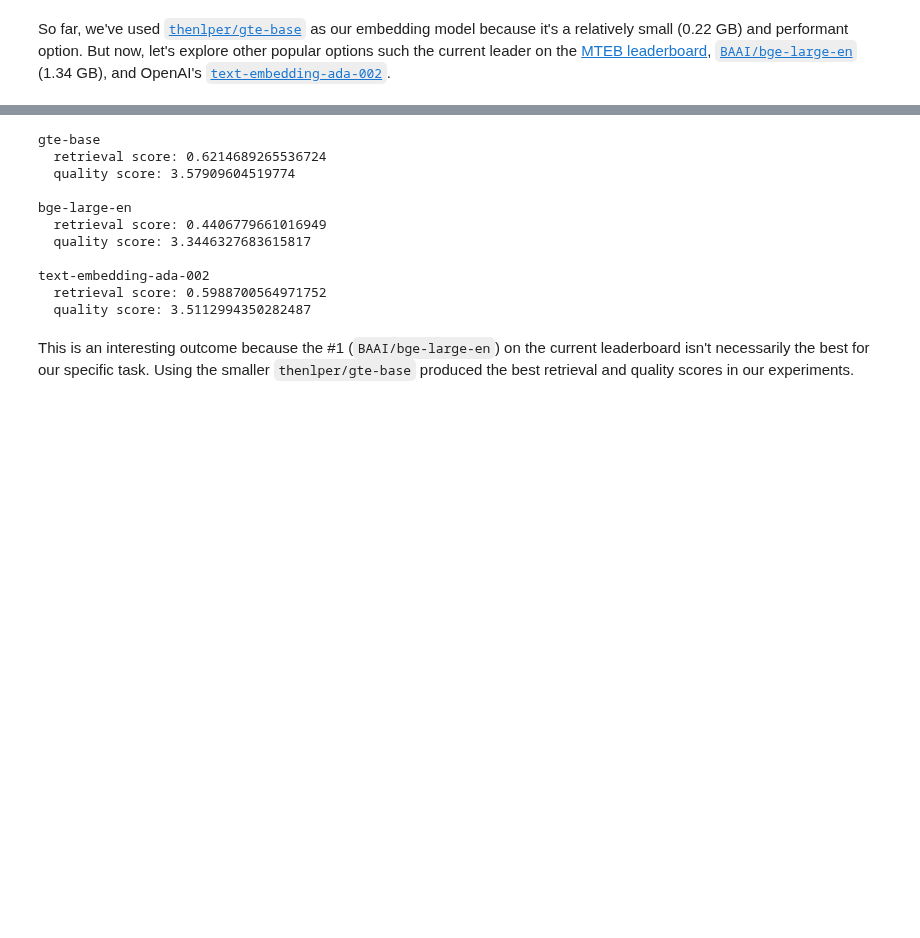
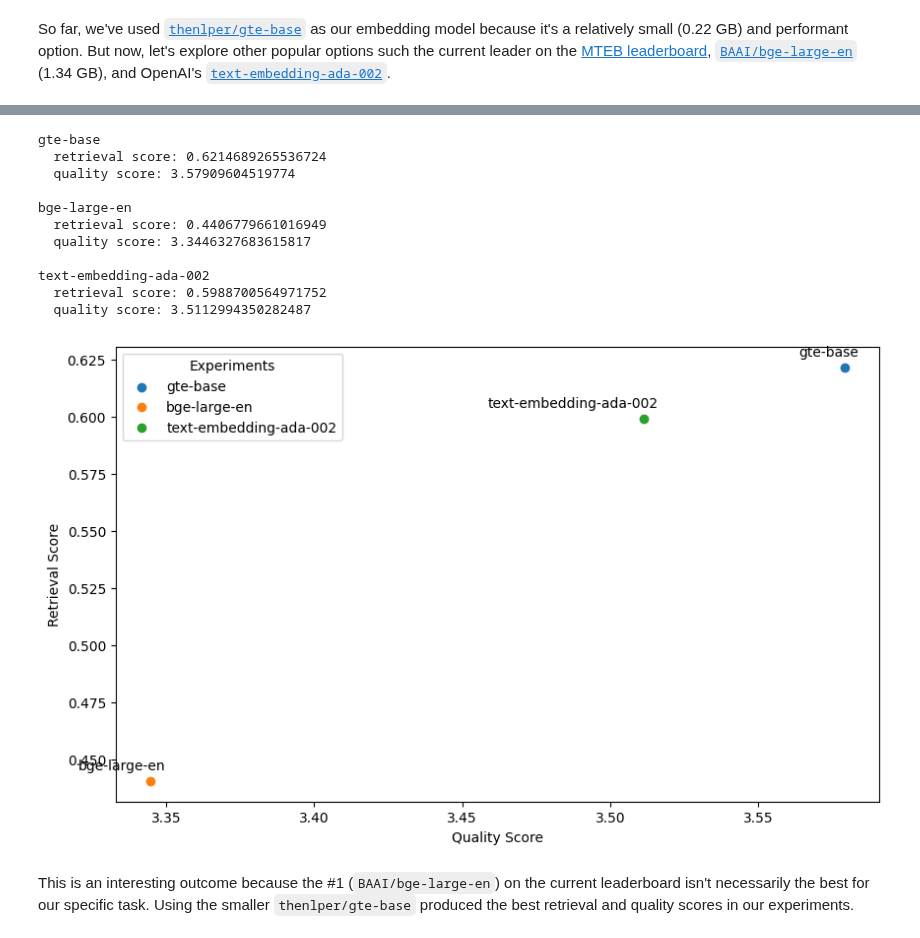
Before and after one commit to ray-project/llm-applications, a Jupyter notebook: notebooks/rag.ipynb, the cells around one changed output, grey strips where cells are left out. Saved outputs shown, nothing was run; the diff lists cells and outputs as text; code cells hidden in the pictures; blank space fills up the shorter version.

```diff
--- a/notebooks/rag.ipynb
+++ b/notebooks/rag.ipynb
@@ -915,21 +986,27 @@ for embedding_model_name in embedding_model_names:
 # %% [output]
 [interactive output not drawn]
 # %%
+experiment_names = []
 for embedding_model_name in embedding_model_names:
-    experiment_name = f"{embedding_model_name.split('/')[-1]}"
-    print_experiment(experiment_name, EXPERIMENTS_DIR)
+    experiment_names.append(f"{embedding_model_name.split('/')[-1]}")
-# %% [output]
-gte-base
-  retrieval score: 0.6214689265536724
-  quality score: 3.57909604519774
-
-bge-large-en
-  retrieval score: 0.4406779661016949
-  quality score: 3.3446327683615817
-
-text-embedding-ada-002
-  retrieval score: 0.5988700564971752
-  quality score: 3.5112994350282487
+# %%
+scores = {}
+for experiment_name in experiment_names:
+    scores[experiment_name] = print_experiment(experiment_name, EXPERIMENTS_DIR)
+plot_scores(scores=scores)
+# %% [output]
+gte-base
+  retrieval score: 0.6214689265536724
+  quality score: 3.57909604519774
+
+bge-large-en
+  retrieval score: 0.4406779661016949
+  quality score: 3.3446327683615817
+
+text-embedding-ada-002
+  retrieval score: 0.5988700564971752
+  quality score: 3.5112994350282487
+[figure, added]
 # %% [markdown]
 This is an interesting outcome because the #1 (`BAAI/bge-large-en`) on the current leaderboard isn't necessarily the best for our specific task. Using the smaller `thenlper/gte-base` produced the best retrieval and quality scores in our experiments.
 # %%
```
Also changed, not shown: parts of 48 cells of this notebook, 2 other files.
